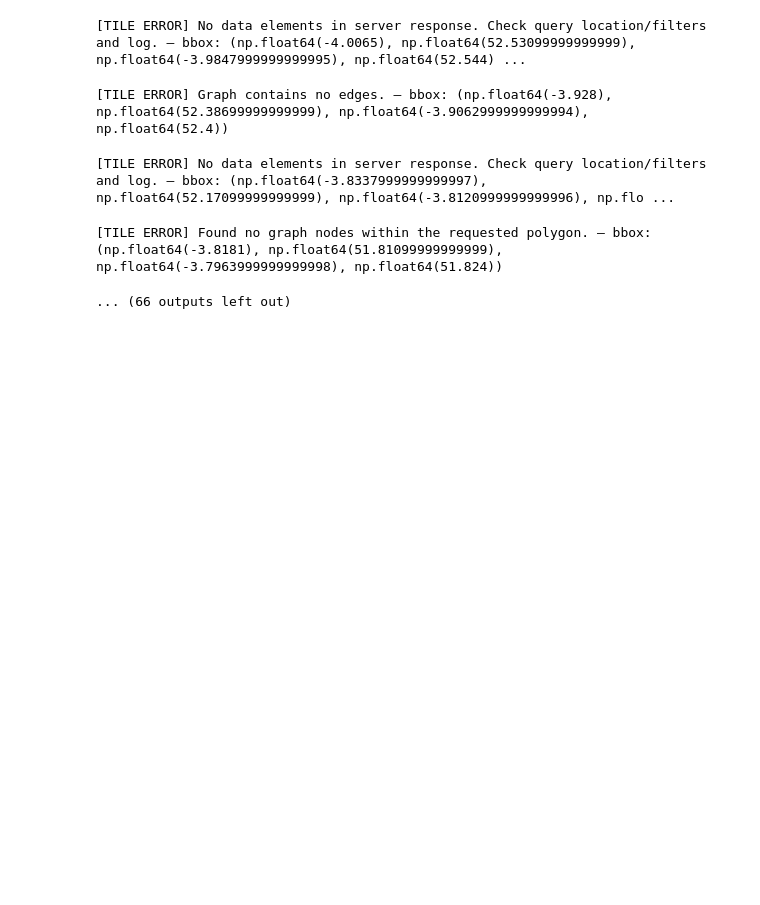
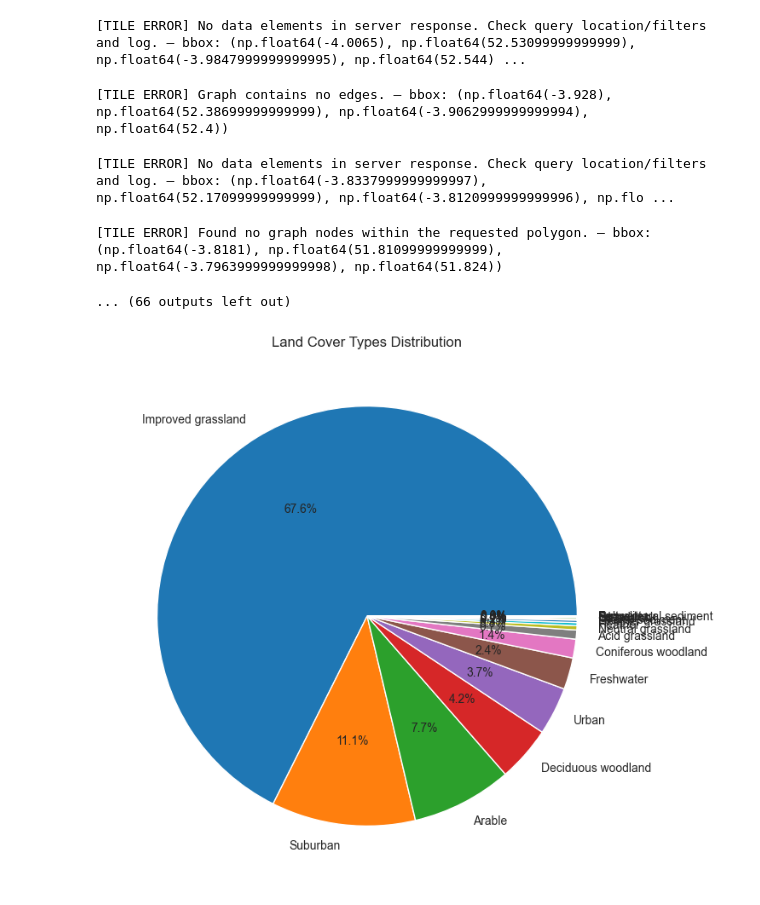
Before and after one commit to arzaan789/Species-Distribution-Modeling, a Jupyter notebook: Pipistrellus pygmaeus.ipynb, the cells around one changed output. Saved outputs shown, nothing was run; the diff lists cells and outputs as text; code cells hidden in the pictures; blank space fills up the shorter version.

```diff
--- a/Pipistrellus pygmaeus.ipynb
+++ b/Pipistrellus pygmaeus.ipynb
@@ -469,3 +469,27 @@ gdf=gdf.drop(['easting_ni', 'northing_ni', 'easting_gb', 'northing_gb'],axis=1)
 # Remove where Land_cover is Unknown
 gdf = gdf[gdf['Land_cover'] != "Unknown"].reset_index(drop=True)
 gdf.to_csv("bat_final_data.csv", index=False)
+# %%
+import pandas as pd
+df = pd.read_csv("bat_final_data.csv")
+
+import matplotlib.pyplot as plt
+# df = df[df['probability'] > 0.6]
+
+# #do inverse of one-hot encoding for columns starting with "Land_cover_"
+# land_cover_cols = [col for col in df.columns if col.startswith('Land_cover_')]
+# def get_land_cover(row):
+#     for col in land_cover_cols:
+#         if row[col] == 1:
+#             return col.replace('Land_cover_', '')
+#     return 'Unknown'
+# df['Land_cover'] = df.apply(get_land_cover, axis=1)
+# # df = df[['decimalLatitude', 'decimalLongitude', 'probability', 'Land_cover']]
+
+# pie chart of land cover types
+land_cover_counts = df['Land_cover'].value_counts()
+land_cover_counts.plot.pie(autopct='%1.1f%%', figsize=(8, 8), title='Land Cover Types Distribution')
+plt.ylabel('')
+plt.show()
+# %% [output]
+[figure, added]
```
Also changed, not shown: 40 other files.
